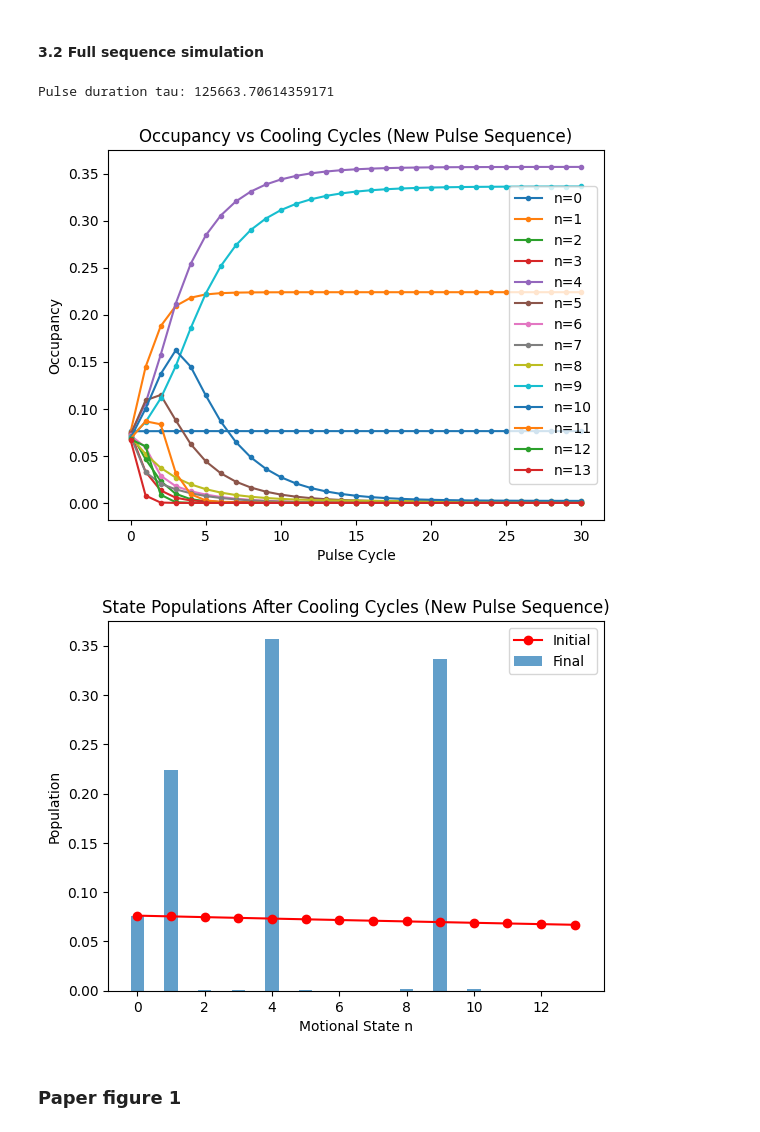
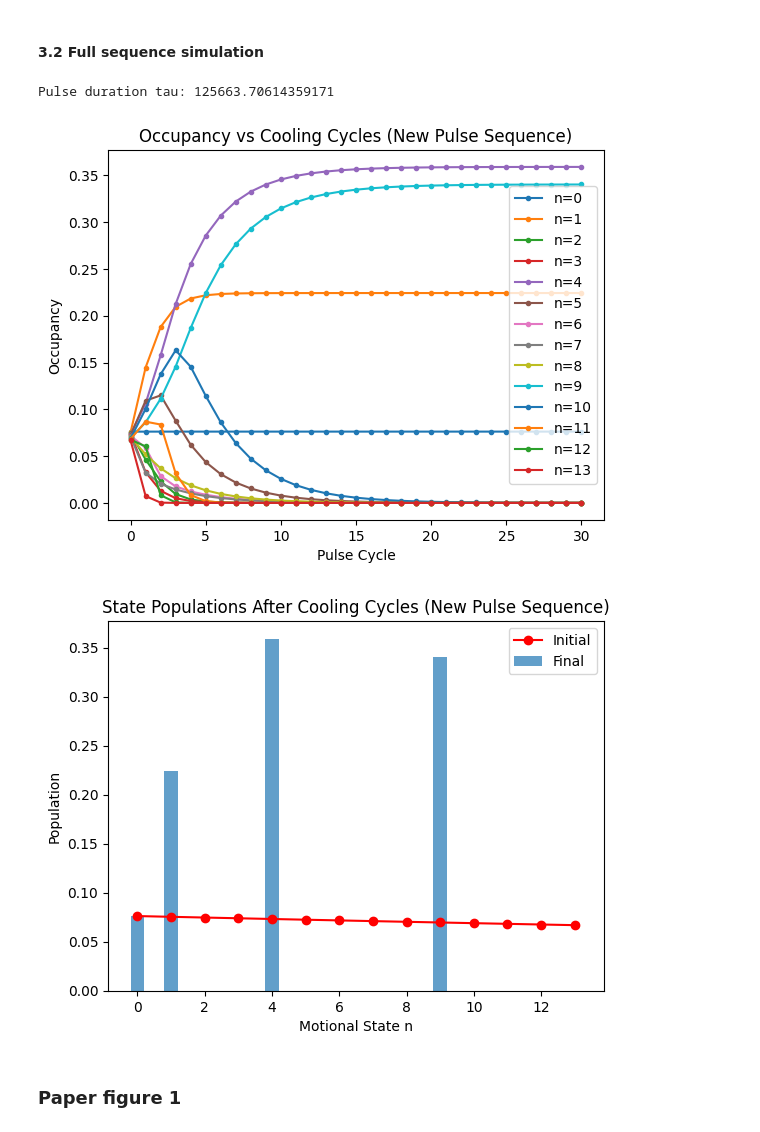
Before and after one commit to GonReina/QLearn, a Jupyter notebook: trapped_ions/fock_mixtures/Fock_mixtures_sim.ipynb, the cells around one changed output. Drawn from its saved outputs; the diff is of its cells as text; code cells hidden in the pictures.

```diff
--- a/trapped_ions/Fock_mixtures_sim.ipynb
+++ b/trapped_ions/fock_mixtures/Fock_mixtures_sim.ipynb
@@ -972,38 +972,7 @@ prop_diss = (L_diss * tg).expm()
 
 # Combined Propagator for one cooling cycle:
 ## RF dipolar pulse -> Y(π/2) -> X(τ) -> undo Y -> relaxation -> undo RF
-prop_cycle = prop_diss * prop_rf_undo * prop_y_undo * prop_x * prop_y * prop_rf
-#prop_cycle = prop_rf_undo * prop_diss * prop_y_undo * prop_x * prop_y * prop_rf
-# prop_cycle = prop_diss * prop_y_undo * prop_x * prop_y
-
-# Test whether D_op.dag is equivalent to H_rf
-# L_D_op = liouvillian(D_op.dag(), [])
-# prop_D_op_full = (L_D_op ).expm()
-# prop_undo_D_op_full = ( L_D_op ).expm()
-# prop_cycle =  prop_diss * prop_y_undo * prop_x * prop_y * prop_D_op_full.dag()
-
-# # Now test with a ground state initial condition
-# mot_vac = basis(N, 0)
-# spin_g = basis(2, 0)
-# psi_test = tensor(spin_g, mot_vac)
-
-# # Convert state to vector form for Liouvillian propagator
-# psi_test_vec = operator_to_vector(psi_test * psi_test.dag())
-
-# psi_D_vec  = prop_cycle_test * psi_test_vec
-# psi_normal_vec = prop_cycle * psi_test_vec
-
-# # Convert back to operator form
-# psi_D = vector_to_operator(psi_D_vec)
-# psi_normal = vector_to_operator(psi_normal_vec)
-
-# # Verify equivalence
-# diff_norm = (prop_cycle_test - prop_cycle).norm()
-# print(f"Norm difference between both implementations of the cycle propagator: {diff_norm}")
-
-# overlap = (psi_D * psi_normal).tr()
-# print(f"Overlap between both implementations on ground state: {overlap}")
-
+prop_cycle = prop_diss  * prop_y_undo * prop_x * prop_y
 
 # --- Simulation ---
 num_pulses = 30  # Number of cycles
@@ -1029,35 +998,35 @@ for k in range(1, num_pulses + 1):
     current_rho_vec = prop_cycle * current_rho_vec
 
     # Store
     rho_mat = vector_to_operator(current_rho_vec)
     occupancies[k, :] = rho_mat.ptrace(1).diag().real
 
 
 # Plot the occupancy of all motional states over cycles
 plt.figure()
 for n in range(N):
     plt.plot(times_sim, occupancies[:, n], '.-', label=f'n={n}')
 plt.xlabel('Pulse Cycle')
 plt.ylabel('Occupancy')
 plt.title('Occupancy vs Cooling Cycles (New Pulse Sequence)')
 plt.legend()
 plt.show()
 
 # Bar plot
 p_motional_initial = occupancies[0, :]
 p_motional_final = occupancies[-1, :]
 plt.figure()
 plt.plot(np.arange(N), p_motional_initial, 'o-', label='Initial' , color='red')
 plt.bar(np.arange(N), p_motional_final, width=0.4, label='Final', alpha=0.7)
 plt.xlabel('Motional State n')
 plt.ylabel('Population')
 plt.title('State Populations After Cooling Cycles (New Pulse Sequence)')
 plt.legend()
 plt.show()
 # %% [output]
 Pulse duration tau: 125663.70614359171
-[figure, old version]
+[figure, new version]
-[figure, old version]
+[figure, new version]
 # %% [markdown]
 ### Paper figure 1
 # %%
```
Also changed, not shown: parts of 6 cells of this notebook, 14 other files.
